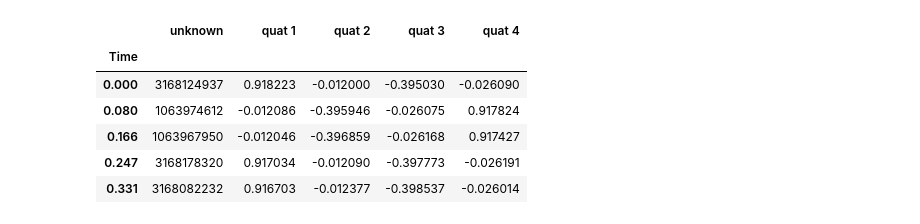
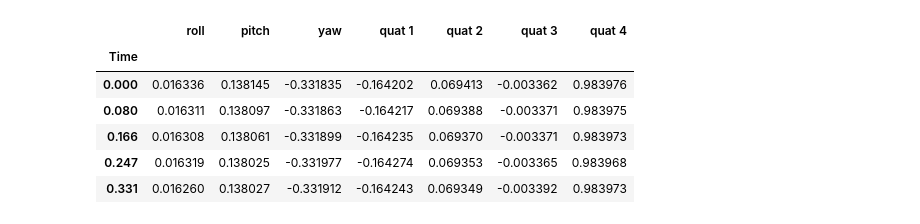
Before and after one commit to amarburg/covis_imu_analysis, a Jupyter notebook: imu_analysis.ipynb, the cells around one changed output. Cells and saved outputs as stored; diff of their text form; code cells hidden in the pictures.

```diff
--- a/imu_analysis.ipynb
+++ b/imu_analysis.ipynb
@@ -52,10 +39,0 @@ vnav_raw.head(5)
-# %%
-yost_raw.head(5)
-# %% [output]
-|  | unknown | quat 1 | quat 2 | quat 3 | quat 4 |
-| Time |  |  |  |  |  |
-| 0.000 | 3168124937 | 0.918223 | -0.012000 | -0.395030 | -0.026090 |
-| 0.080 | 1063974612 | -0.012086 | -0.395946 | -0.026075 | 0.917824 |
-| 0.166 | 1063967950 | -0.012046 | -0.396859 | -0.026168 | 0.917427 |
-| 0.247 | 3168178320 | 0.917034 | -0.012090 | -0.397773 | -0.026191 |
-| 0.331 | 3168082232 | 0.916703 | -0.012377 | -0.398537 | -0.026014 |
@@ -61,0 +51,18 @@ yost_raw.head(5)
+# %%
+# ## Convert to degrees?
+# for col in ["roll", "pitch", "yaw"]:
+#     tcm_raw[col] = tcm_raw[col] * 180/np.pi
+
+quat = tcm_raw.apply( euler2quat, axis=1 )
+
+tcm = tcm_raw.merge( quat, left_index=True, right_index=True )
+
+tcm.head(5)
+# %% [output]
+|  | roll | pitch | yaw | quat 1 | quat 2 | quat 3 | quat 4 |
+| Time |  |  |  |  |  |  |  |
+| 0.000 | 0.016336 | 0.138145 | -0.331835 | -0.164202 | 0.069413 | -0.003362 | 0.983976 |
+| 0.080 | 0.016311 | 0.138097 | -0.331863 | -0.164217 | 0.069388 | -0.003371 | 0.983975 |
+| 0.166 | 0.016308 | 0.138061 | -0.331899 | -0.164235 | 0.069370 | -0.003371 | 0.983973 |
+| 0.247 | 0.016319 | 0.138025 | -0.331977 | -0.164274 | 0.069353 | -0.003365 | 0.983968 |
+| 0.331 | 0.016260 | 0.138027 | -0.331912 | -0.164243 | 0.069349 | -0.003392 | 0.983973 |
```
Also changed, not shown: parts of 9 cells of this notebook.
